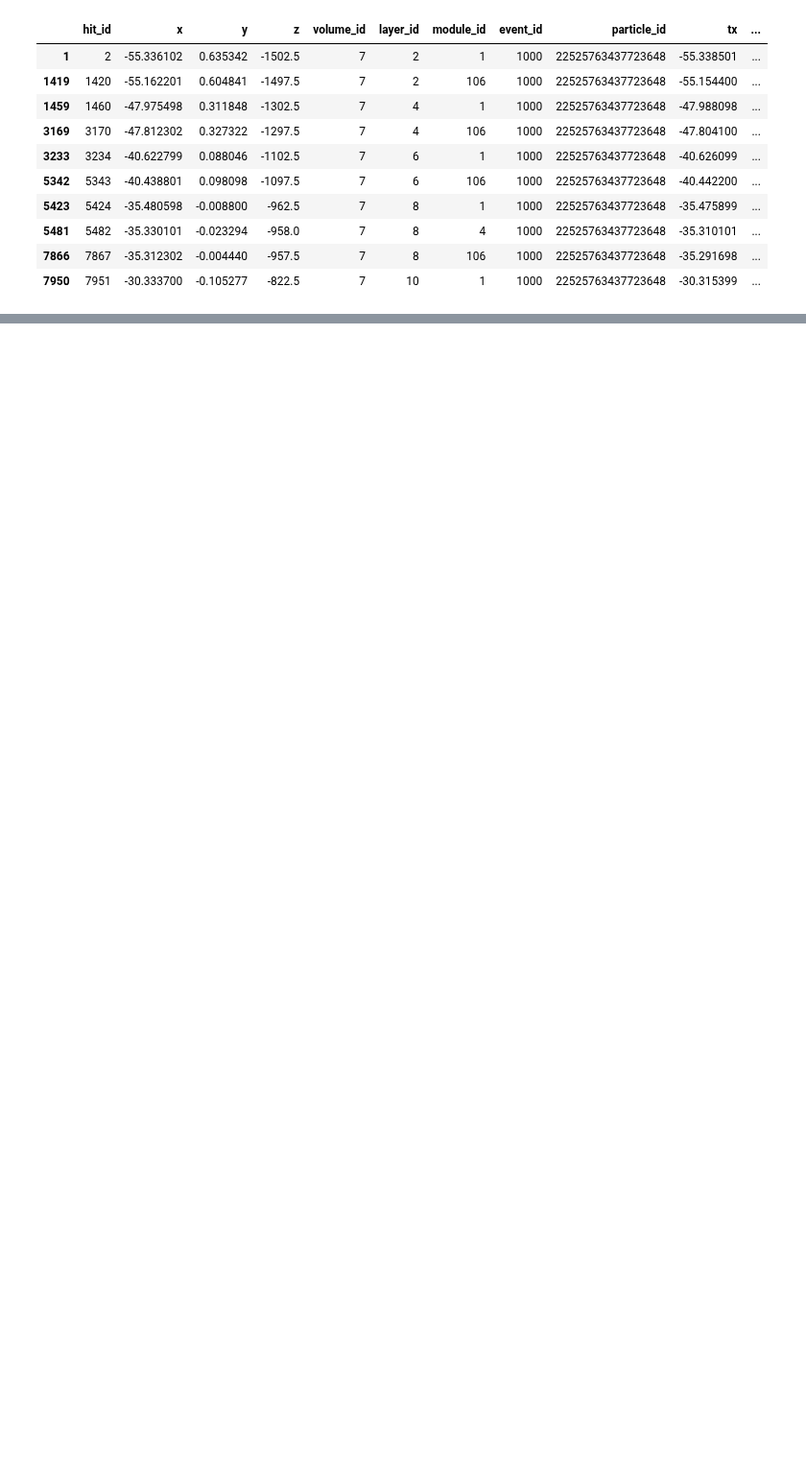
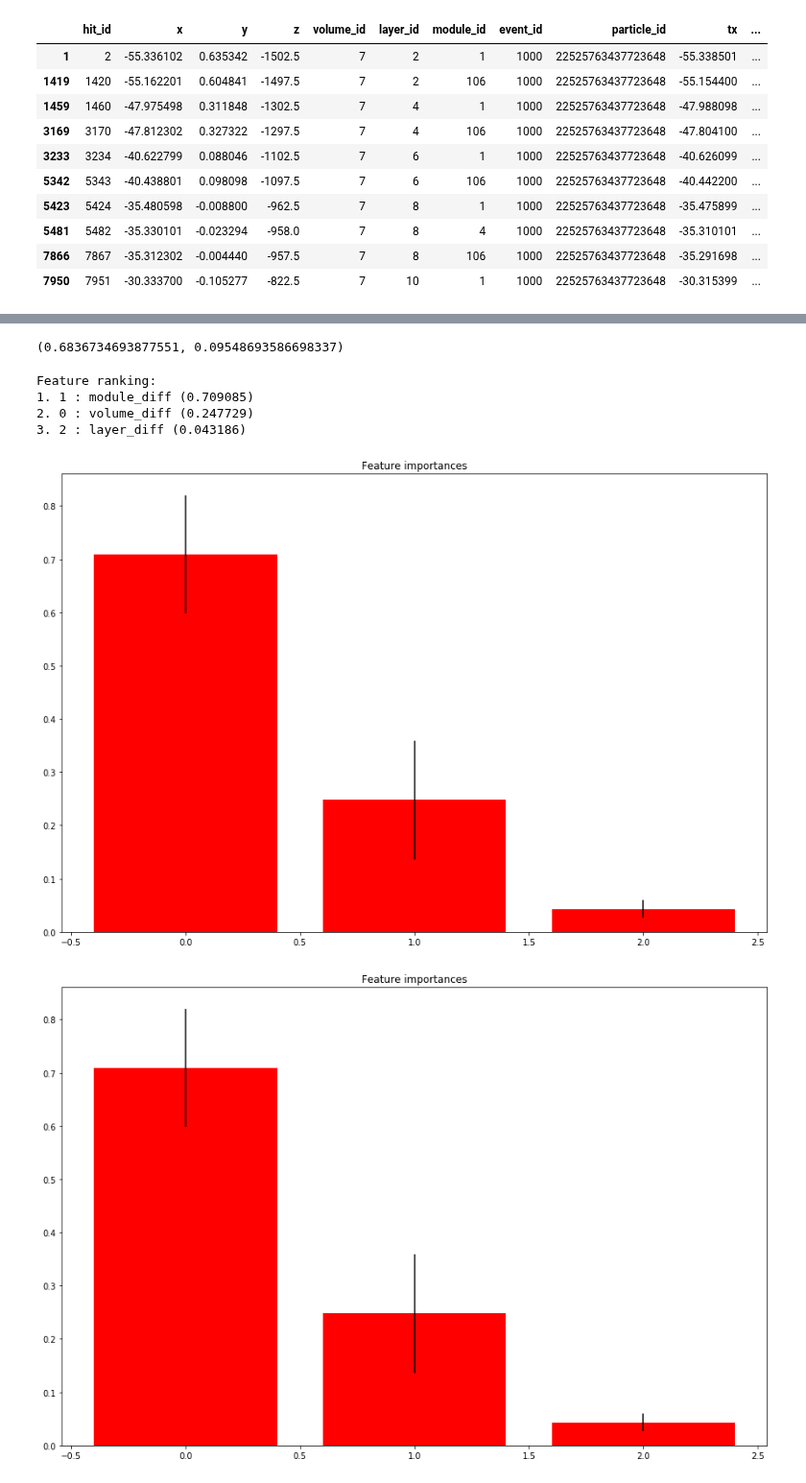
Before and after one commit to jonnor/datascience-master, a Jupyter notebook: trackml/Particles.ipynb, the cells around one changed output, grey strips where cells are left out. Shown at 96% size. Cells and saved outputs as stored; diff of their text form; code cells hidden in the pictures; blank space fills up the shorter version.

```diff
--- a/trackml/Particles.ipynb
+++ b/trackml/Particles.ipynb
@@ -79,0 +167,20 @@ events[events['particle_id'] == 418835796137607168]
+# %%
+def plot_forest_importance(forest, X):
+    importances = forest.feature_importances_
+    std = numpy.std([tree.feature_importances_ for tree in forest.estimators_], axis=0)
+    indices = numpy.argsort(importances)[::-1]
+
+    # Print the feature ranking
+    print("Feature ranking:")
+
+    for f in range(X.shape[1]):
+        print("%d. %d : %s (%f)" % (f + 1, indices[f], X.columns[indices[f]], importances[indices[f]]), )
+
+    # Plot the feature importances of the forest
+    fig, ax = plt.subplots(figsize=(15, 10))
+    ax.set_title("Feature importances")
+    ax.bar(range(X.shape[1]), importances[indices],
+           color="r", yerr=std[indices], align="center")
+    #ax.set_xticks(range(X.shape[1]), indices)
+    #ax.set_xlim([-1, X.shape[1]])
+    return fig
@@ -79,0 +234,15 @@ events[events['particle_id'] == 418835796137607168]
+# %%
+precision = metrics.get_scorer('precision')(search.best_estimator_, X_test, Y_test)
+recall = metrics.get_scorer('recall')(search.best_estimator_, X_test, Y_test)
+precision, recall
+# %% [output]
+(0.6836734693877551, 0.09548693586698337)
+# %%
+plot_forest_importance(search.best_estimator_, X_train)
+# %% [output]
+Feature ranking:
+1. 1 : module_diff (0.709085)
+2. 0 : volume_diff (0.247729)
+3. 2 : layer_diff (0.043186)
+[figure, added]
+[figure, added]
```
Also changed, not shown: parts of 15 cells of this notebook, 3 other files.
